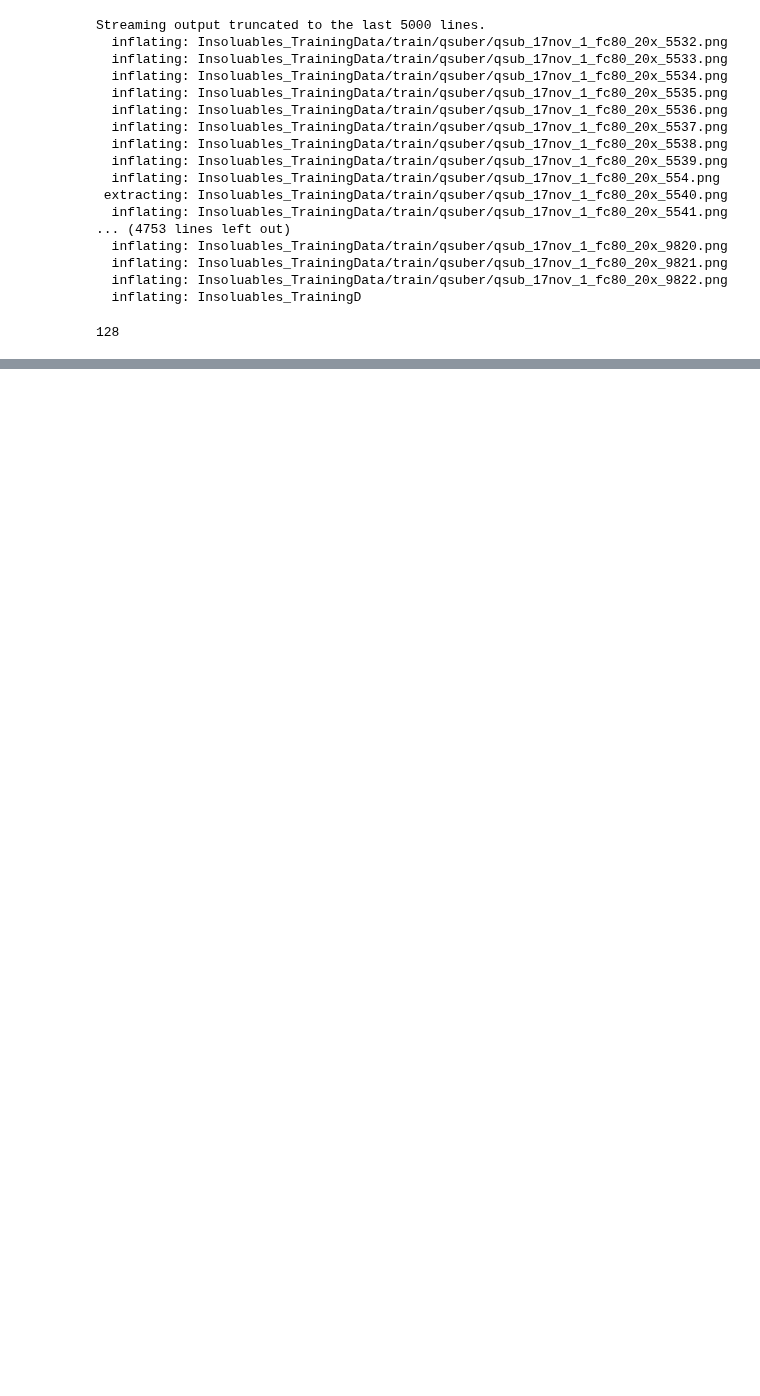
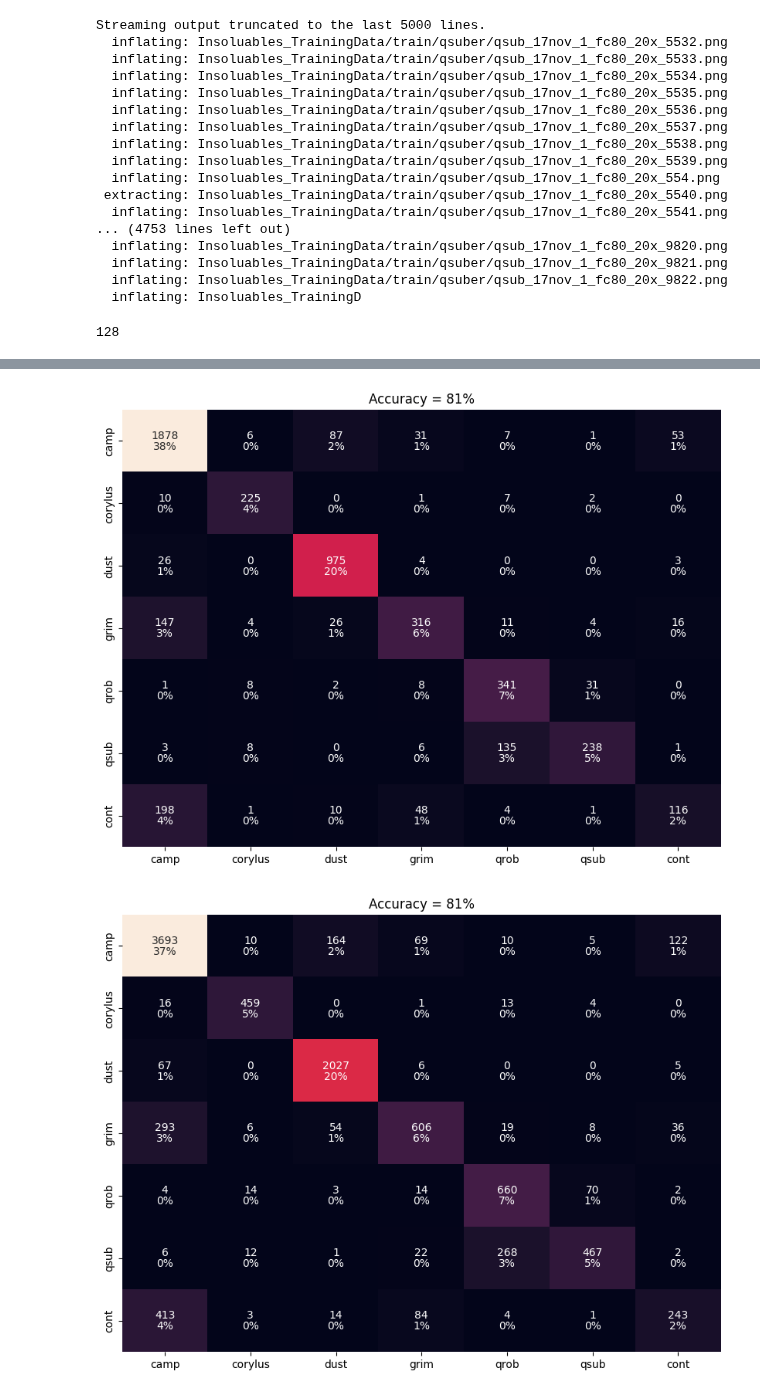
Before and after one commit to MadsNL/AMLMain, a Jupyter notebook: AML_IceCores_CNN.ipynb, the cells around one changed output, grey strips where cells are left out. Drawn from its saved outputs; the diff is of its cells as text; code cells hidden in the pictures; blank space fills up the shorter version.

```diff
--- a/AML_IceCores_CNN.ipynb
+++ b/AML_IceCores_CNN.ipynb
@@ -124,6 +126,3 @@ Total params: 31,600,903
 Trainable params: 31,599,751
 Non-trainable params: 1,152
 _________________________________________________________________
-# %%
-callback = tf.keras.callbacks.EarlyStopping(monitor='val_loss', patience=3, min_delta=0.0001)
-CNN_model.fit(x_train, x_train_lab, epochs=200, batch_size=32, validation_split=0.1, callbacks=[callback])
@@ -144,3 +128,0 @@ CNN_preds_test = np.argmax(CNN_model.predict(x_test), axis=1)
-# %%
-acc = sum(CNN_preds_test==x_test_lab)/len(x_test_lab)
-acc
@@ -155,0 +184,53 @@ plt.hist(CNN_preds_test, bins=6)
+# %%
+from sklearn.metrics import confusion_matrix
+test_increment = 5000
+nr_tests = test_size//test_increment
+#nr_trains=1
+points_left_over = test_size % test_increment
+
+#callback = tf.keras.callbacks.EarlyStopping(monitor='val_loss', patience=3, min_delta=0.0001)
+
+all_preds = np.array([])
+all_labs = np.array([])
+
+index_count = 0
+for i in range(nr_tests):
+  x_im = []
+  x_lab = []
+  #x_feat = []
+  for j in range(train_increment):
+    im, lab, feat = test.__getitem__(index_count)
+    index_count += 1
+    x_im.append(im)
+    x_lab.append(lab)
+    #x_feat.append(feat)
+
+  x_im = np.array(x_im)
+  x_lab = np.array(x_lab)
+  #x_feat = np.array(x_feat)
+
+  preds = np.argmax(CNN_model.predict(x_im), axis=1)
+
+  all_preds = np.append(all_preds, preds)
+  all_labs = np.append(all_labs, x_lab)
+
+  x_im = 0
+  x_lab = 0
+  x_feat = 0
+
+  acc = sum(all_preds==all_labs)/len(all_labs) *100
+
+  cm = confusion_matrix(all_labs, all_preds)
+  cm_perc = cm/np.sum(cm)
+
+  types = ['camp', 'corylus', 'dust', 'grim', 'qrob', 'qsub', 'cont']
+
+  plt.figure(figsize=(10,7.5),dpi=100)
+  plt.title('Accuracy = ' + str(int(acc)) + '%')
+  sb.heatmap(cm, annot=False, cbar=False, xticklabels=types, yticklabels=types)
+  sb.heatmap(cm, annot=True, annot_kws={'va':'bottom'}, fmt="", cbar=False, xticklabels=types, yticklabels=types)
+  sb.heatmap(cm, annot=cm_perc, annot_kws={'va':'top'}, fmt=".0%", cbar=False, xticklabels=types, yticklabels=types)
+  plt.savefig('CNN_confusion.png')
+# %% [output]
+[figure, added]
+[figure, added]
```
Also changed, not shown: parts of 9 cells of this notebook.
